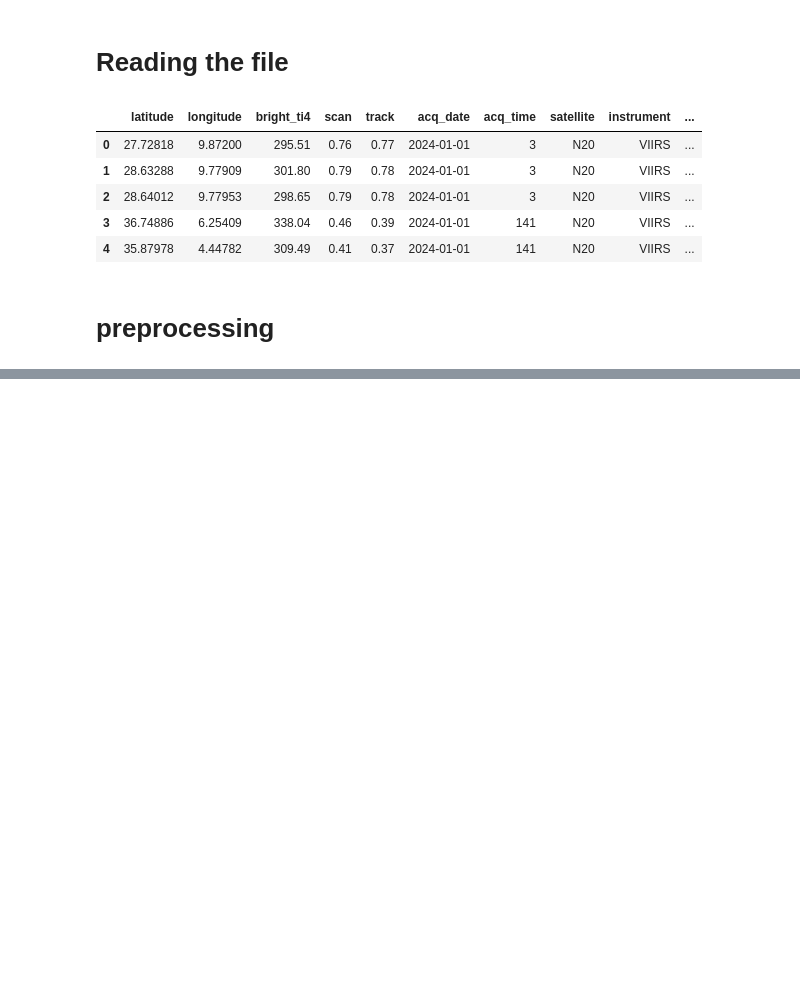
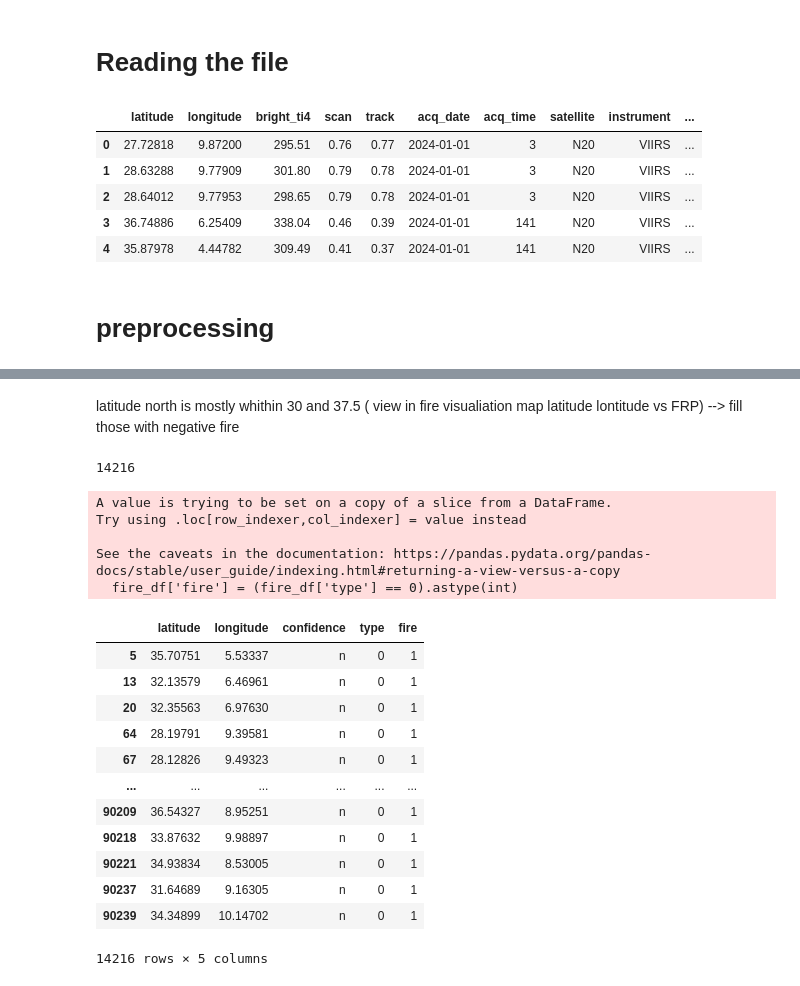
Before and after one commit to sarahmoussaoui/Fire-Detection-Data-Mining-Project, a Jupyter notebook: Code/Data Preprocessing/fire.ipynb, the cells around one changed output, grey strips where cells are left out. Saved outputs shown, nothing was run; the diff lists cells and outputs as text; code cells hidden in the pictures; blank space fills up the shorter version.

```diff
--- a/Code/Data Preprocessing/fire.ipynb
+++ b/Code/Data Preprocessing/fire.ipynb
@@ -104,0 +124,37 @@ df.head()
+# %% [markdown]
+latitude north is mostly whithin 30 and 37.5 ( view in fire visualiation map latitude lontitude vs FRP) --> fill those with negative fire
+# %%
+# keep latitude longtitude confidence type columns only
+fire_df = fire_df[['latitude','longitude','confidence','type']]
+
+# create dataframe where type= 1 for forest fires
+fire_type0_df = fire_df[fire_df['type'] == 0]
+fire_type0_df.head()
+print(len(fire_type0_df))
+# %% [output]
+14216
+# %%
+# add a column fire
+fire_df['fire'] = (fire_df['type'] == 0).astype(int)
+
+# print where fire=1
+fire_df[fire_df['fire'] ==1]
+# %% [output]
+A value is trying to be set on a copy of a slice from a DataFrame.
+Try using .loc[row_indexer,col_indexer] = value instead
+
+See the caveats in the documentation: https://pandas.pydata.org/pandas-docs/stable/user_guide/indexing.html#returning-a-view-versus-a-copy
+  fire_df['fire'] = (fire_df['type'] == 0).astype(int)
+|  | latitude | longitude | confidence | type | fire |
+| 5 | 35.70751 | 5.53337 | n | 0 | 1 |
+| 13 | 32.13579 | 6.46961 | n | 0 | 1 |
+| 20 | 32.35563 | 6.97630 | n | 0 | 1 |
+| 64 | 28.19791 | 9.39581 | n | 0 | 1 |
+| 67 | 28.12826 | 9.49323 | n | 0 | 1 |
+| ... | ... | ... | ... | ... | ... |
+| 90209 | 36.54327 | 8.95251 | n | 0 | 1 |
+| 90218 | 33.87632 | 9.98897 | n | 0 | 1 |
+| 90221 | 34.93834 | 8.53005 | n | 0 | 1 |
+| 90237 | 31.64689 | 9.16305 | n | 0 | 1 |
+| 90239 | 34.34899 | 10.14702 | n | 0 | 1 |
+14216 rows × 5 columns
```
Also changed, not shown: parts of 5 cells of this notebook, 2 other files.
